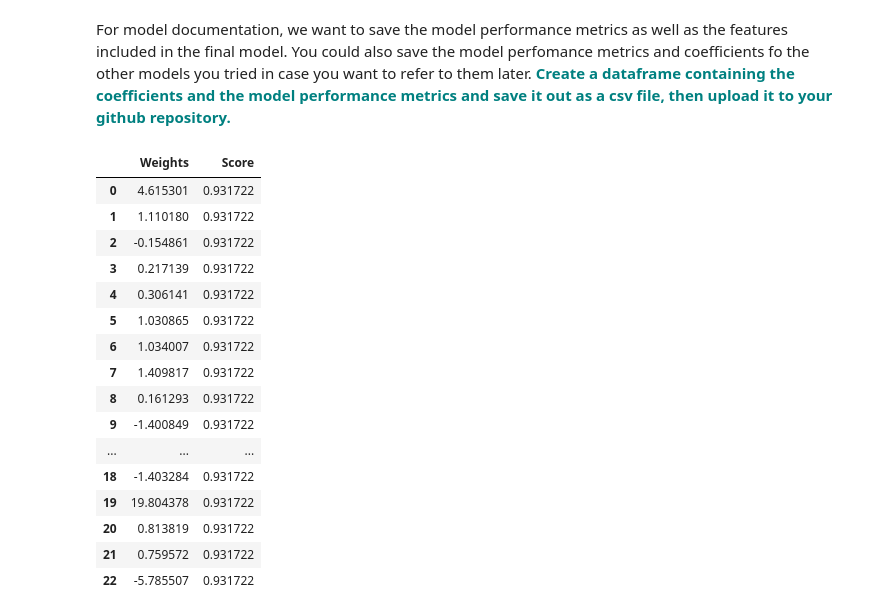
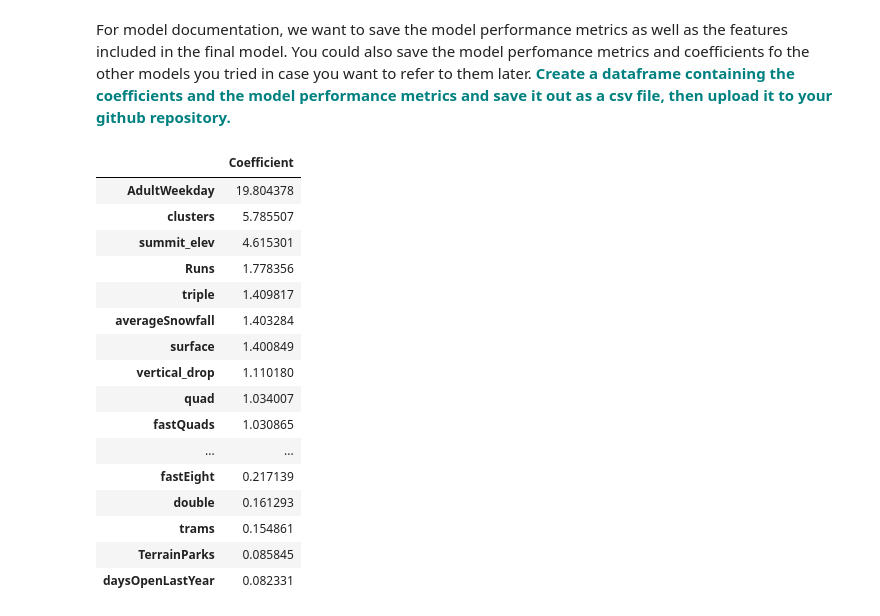
Before and after one commit to abhinavgairola/Guided_2, a Jupyter notebook: GuidedCapstoneStep6HL.ipynb, the cells around one changed output. Drawn from its saved outputs; the diff is of its cells as text; code cells hidden in the pictures.

```diff
--- a/GuidedCapstoneStep6HL.ipynb
+++ b/GuidedCapstoneStep6HL.ipynb
@@ -187,24 +190,29 @@ For model documentation, we want to save the model performance metrics as well a
 # %%
 score = model.score(X_test, y_test)
 weights = model.coef_
-Dictionary = {'Weights':weights, 'Score': score}
-df_result = pd.DataFrame(Dictionary)
-df_result
+weights = pd.DataFrame((abs(model.coef_)), X.columns, columns=['Coefficient'])
+weights.sort_values(by='Coefficient',ascending=False,inplace=True)
+weights.to_csv('Model_parameters.csv',index=False)
+weights
+#weights['Score'] = score
+#Dictionary = {'Weights':weights, 'Score': score}
+#df_result = pd.DataFrame(Dictionary)
+#df_result.to_csv('Model_parameters',index=False)
 # %% [output]
-|  | Weights | Score |
-| 0 | 4.615301 | 0.931722 |
-| 1 | 1.110180 | 0.931722 |
-| 2 | -0.154861 | 0.931722 |
-| 3 | 0.217139 | 0.931722 |
-| 4 | 0.306141 | 0.931722 |
-| 5 | 1.030865 | 0.931722 |
-| 6 | 1.034007 | 0.931722 |
-| 7 | 1.409817 | 0.931722 |
-| 8 | 0.161293 | 0.931722 |
-| 9 | -1.400849 | 0.931722 |
-| ... | ... | ... |
-| 18 | -1.403284 | 0.931722 |
-| 19 | 19.804378 | 0.931722 |
-| 20 | 0.813819 | 0.931722 |
-| 21 | 0.759572 | 0.931722 |
-| 22 | -5.785507 | 0.931722 |
+|  | Coefficient |
+| AdultWeekday | 19.804378 |
+| clusters | 5.785507 |
+| summit_elev | 4.615301 |
+| Runs | 1.778356 |
+| triple | 1.409817 |
+| averageSnowfall | 1.403284 |
+| surface | 1.400849 |
+| vertical_drop | 1.110180 |
+| quad | 1.034007 |
+| fastQuads | 1.030865 |
+| ... | ... |
+| fastEight | 0.217139 |
+| double | 0.161293 |
+| trams | 0.154861 |
+| TerrainParks | 0.085845 |
+| daysOpenLastYear | 0.082331 |
```
Also changed, not shown: parts of 1 cell of this notebook.
